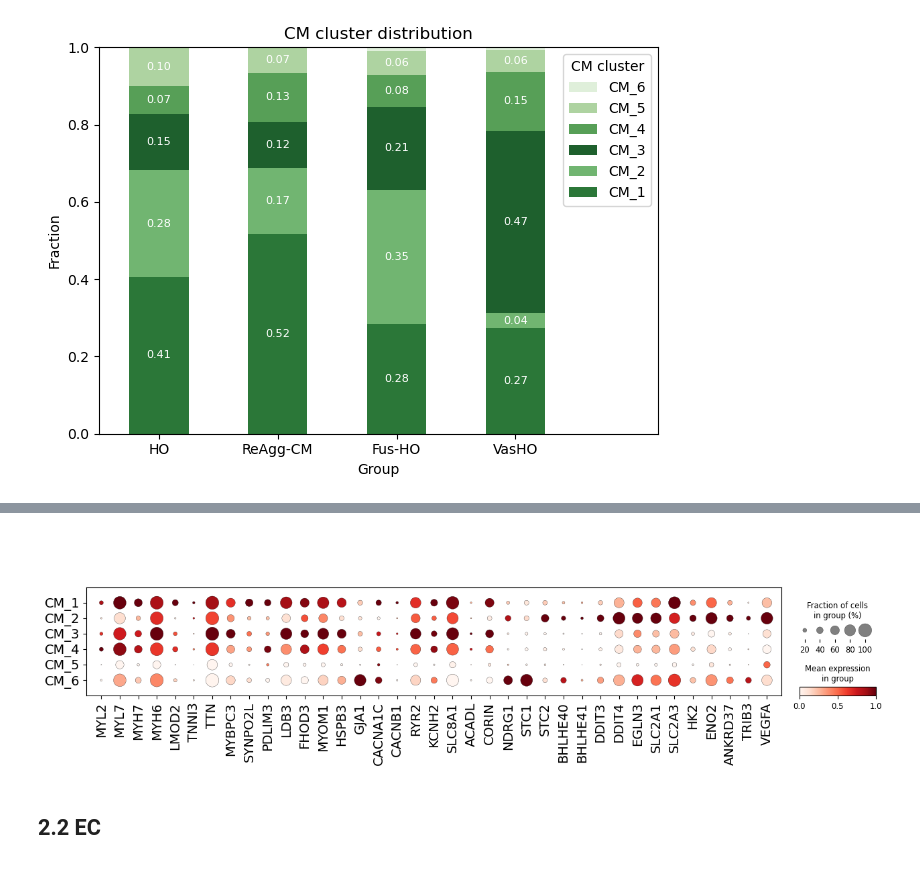
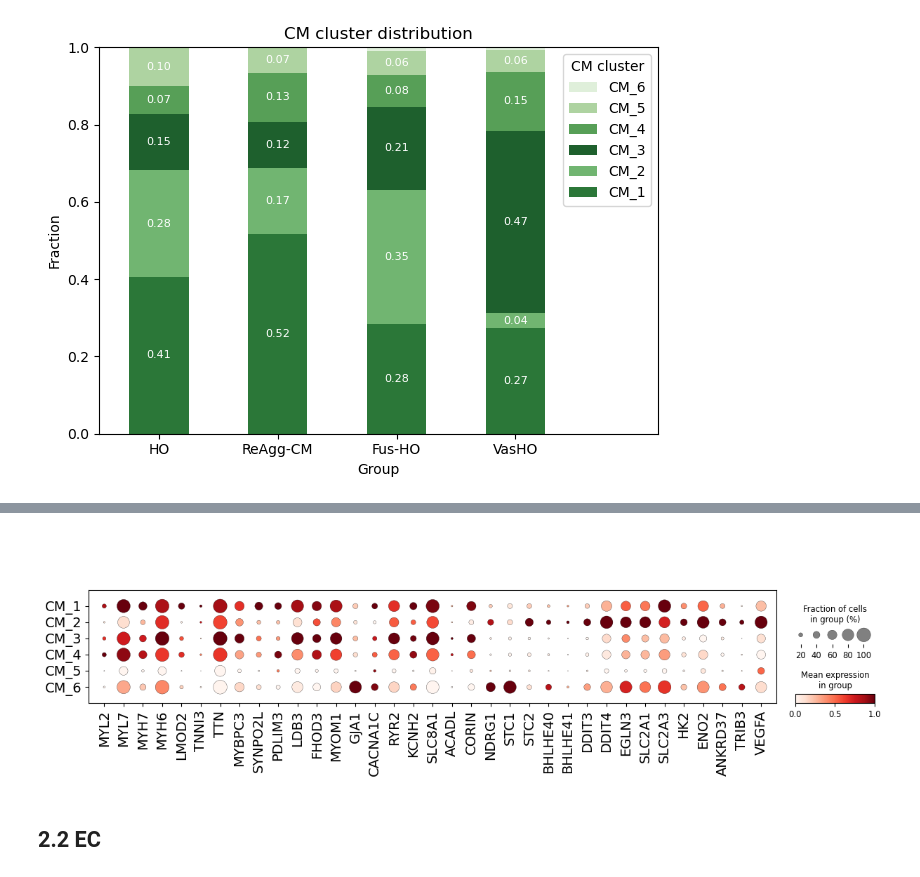
Before and after one commit to yachielab/DataAnalysis_Vascularized_Cardiac_Organoids, a Jupyter notebook: ipynb/CCO12.ipynb, the cells around one changed output, grey strips where cells are left out. Cells and saved outputs as stored; diff of their text form; code cells hidden in the pictures.

```diff
--- a/ipynb/CCO12.ipynb
+++ b/ipynb/CCO12.ipynb
@@ -724,20 +724,20 @@ plt.show()
 # %%
 marker_dict = ['MYL2', 'MYL7', 'MYH7', 'MYH6', 'LMOD2', 'TNNI3', 'TTN', 'MYBPC3',
-               'SYNPO2L', 'PDLIM3', 'LDB3', 'FHOD3', 'MYOM1','HSPB3',
-               'GJA1', 'CACNA1C', 'CACNB1', 'RYR2', 'KCNH2', 'SLC8A1',
+               'SYNPO2L', 'PDLIM3', 'LDB3', 'FHOD3', 'MYOM1',
+               'GJA1', 'CACNA1C', 'RYR2', 'KCNH2', 'SLC8A1',
                'ACADL', 'CORIN'] + ['NDRG1', 'STC1', 'STC2', 'BHLHE40', 'BHLHE41', 'DDIT3', 'DDIT4', 'EGLN3', 'SLC2A1', 'SLC2A3', 'HK2', 'ENO2', 'ANKRD37', 'TRIB3', 'VEGFA']
 
 dp = sc.pl.dotplot(adata[adata.obs["batch"] != "VO"], marker_dict, groupby="cell_type_subcluster", standard_scale="var", show=False, return_fig=True)
 dp.make_figure()
 ax = dp.ax_dict["mainplot_ax"]
 ax.tick_params(axis="x", labelsize=14)
 ax.tick_params(axis="y", labelsize=14)
 
 plt.savefig(f'{WORK_DIR}/dotplot/by_cluster.{ct}.png', bbox_inches="tight")
 plt.savefig(f'{WORK_DIR}/dotplot/by_cluster.{ct}.svg', bbox_inches="tight")
 plt.show()
 # %% [output]
-[figure, old version]
+[figure, new version]
 # %%
 # marker_dict = ['NDRG1', 'STC1', 'STC2', 'BHLHE40', 'BHLHE41', 'DDIT3', 'DDIT4', 'EGLN3', 'SLC2A1', 'SLC2A3', 'HK2', 'ENO2', 'ANKRD37', 'TRIB3', 'VEGFA']
 # categories_order = samples.copy()
```
Also changed, not shown: parts of 1 cell of this notebook, 8 other files.
